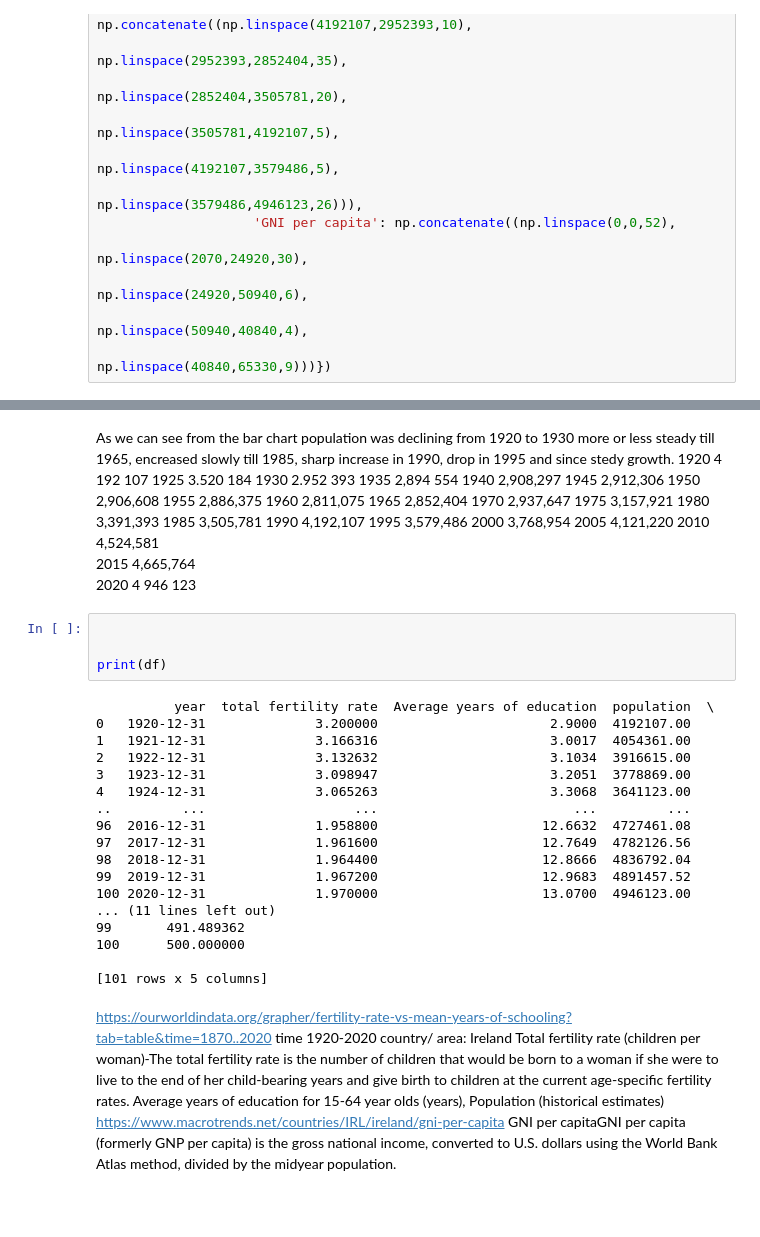
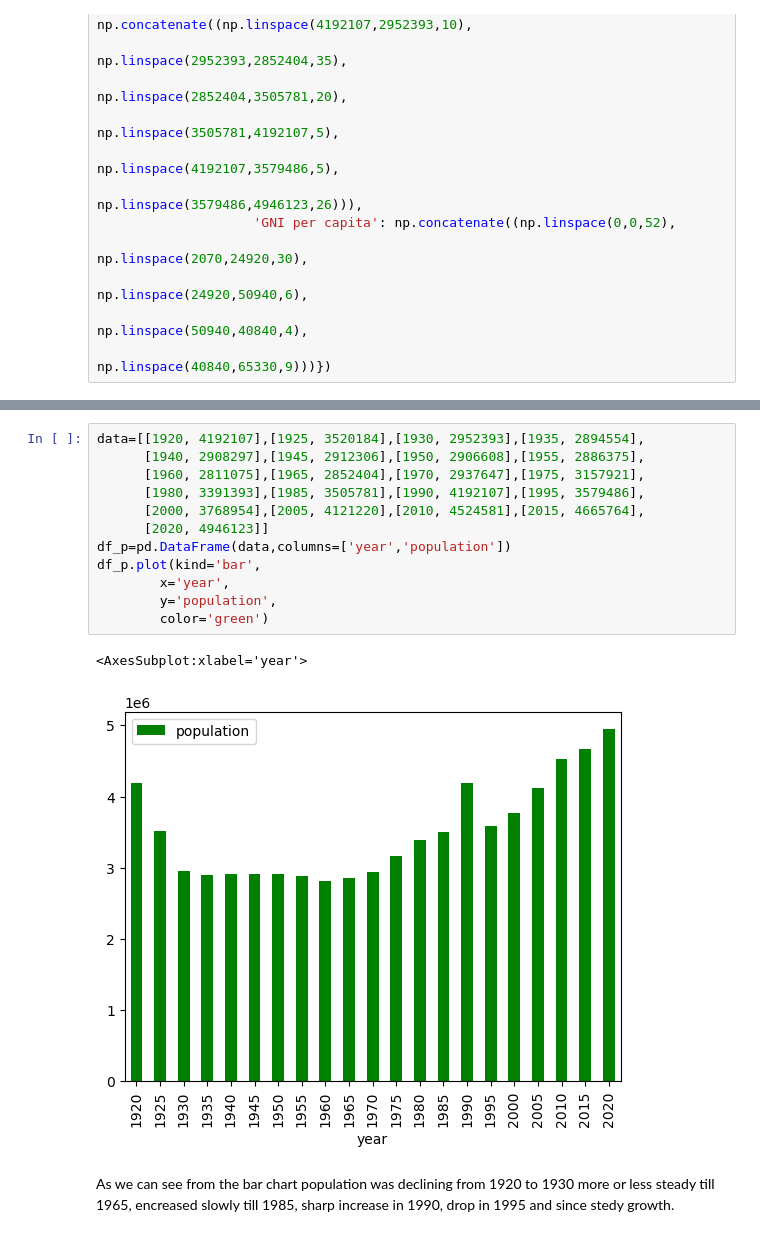
Before and after one commit to OlgaKnut/Programming-for-Data-Analysis-Project-1, a Jupyter notebook: pfda_project_1.ipynb, the cells around one changed output, grey strips where cells are left out. Saved outputs shown, nothing was run; the diff lists cells and outputs as text; blank space fills up the shorter version.

```diff
--- a/pfda_project_1.ipynb
+++ b/pfda_project_1.ipynb
@@ -47,55 +78,18 @@ df = pd.DataFrame({'year': (idx),
+# %%
+data=[[1920, 4192107],[1925, 3520184],[1930, 2952393],[1935, 2894554],
+      [1940, 2908297],[1945, 2912306],[1950, 2906608],[1955, 2886375],
+      [1960, 2811075],[1965, 2852404],[1970, 2937647],[1975, 3157921],
+      [1980, 3391393],[1985, 3505781],[1990, 4192107],[1995, 3579486],
+      [2000, 3768954],[2005, 4121220],[2010, 4524581],[2015, 4665764],
+      [2020, 4946123]]
+df_p=pd.DataFrame(data,columns=['year','population'])
+df_p.plot(kind='bar',
+        x='year',
+        y='population',
+        color='green')
+# %% [output]
+<AxesSubplot:xlabel='year'>
+[figure, added]
 # %% [markdown]
 As we can see from the bar chart population was declining from 1920 to 1930
 more or less steady till 1965, encreased slowly till 1985, sharp increase in 1990, drop in 1995 and since stedy growth.
-1920 4 192 107
-1925 3.520 184
- 1930 2.952 393
-  1935 2,894 554
-  1940 2,908,297
-  1945 2,912,306
-  1950 2,906,608
-  1955 2,886,375
-  1960 2,811,075
-  1965 2,852,404
-  1970 2,937,647
-  1975 3,157,921
-  1980 3,391,393
-  1985 3,505,781
-  1990 4,192,107
-  1995 3,579,486
-  2000 3,768,954
-  2005 4,121,220
-  2010 4,524,581
-  2015 4,665,764
-2020 4 946 123
-# %%
-
-
-print(df)
-# %% [output]
-          year  total fertility rate  Average years of education  population  \
-0   1920-12-31              3.200000                      2.9000  4192107.00
-1   1921-12-31              3.166316                      3.0017  4054361.00
-2   1922-12-31              3.132632                      3.1034  3916615.00
-3   1923-12-31              3.098947                      3.2051  3778869.00
-4   1924-12-31              3.065263                      3.3068  3641123.00
-..         ...                   ...                         ...         ...
-96  2016-12-31              1.958800                     12.6632  4727461.08
-97  2017-12-31              1.961600                     12.7649  4782126.56
-98  2018-12-31              1.964400                     12.8666  4836792.04
-99  2019-12-31              1.967200                     12.9683  4891457.52
-100 2020-12-31              1.970000                     13.0700  4946123.00
-... (11 lines left out)
-99       491.489362
-100      500.000000
-
-[101 rows x 5 columns]
-# %% [markdown]
-https://ourworldindata.org/grapher/fertility-rate-vs-mean-years-of-schooling?tab=table&time=1870..2020
-time 1920-2020
-country/ area: Ireland
-Total fertility rate (children per woman)-The total fertility rate is the number of children that would be born to a woman if she were to live to the end of her child-bearing years and give birth to children at the current age-specific fertility rates.
-Average years of education for 15-64 year olds (years),
-Population (historical estimates)
-https://www.macrotrends.net/countries/IRL/ireland/gni-per-capita
-GNI per capitaGNI per capita (formerly GNP per capita) is the gross national income, converted to U.S. dollars using the World Bank Atlas method, divided by the midyear population.
```
Also changed, not shown: parts of 16 cells of this notebook.
